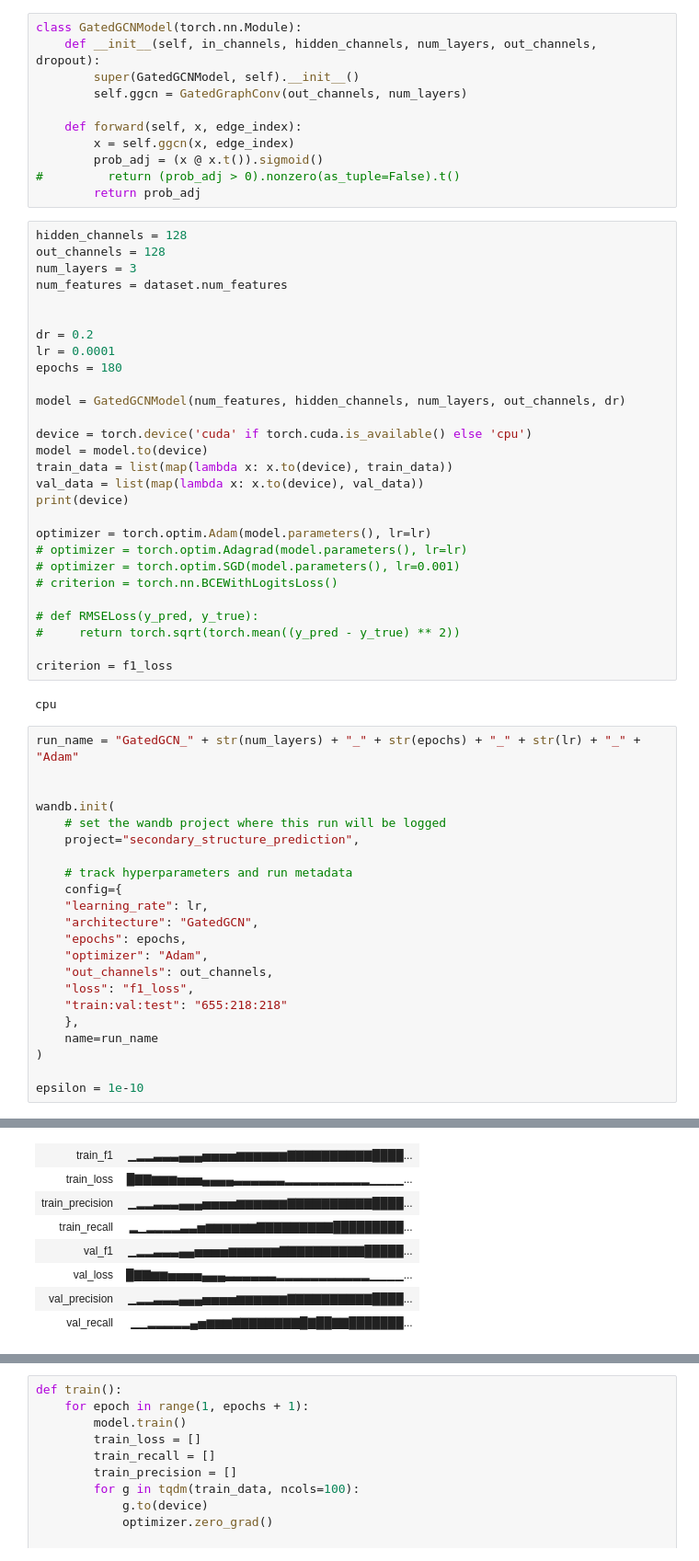
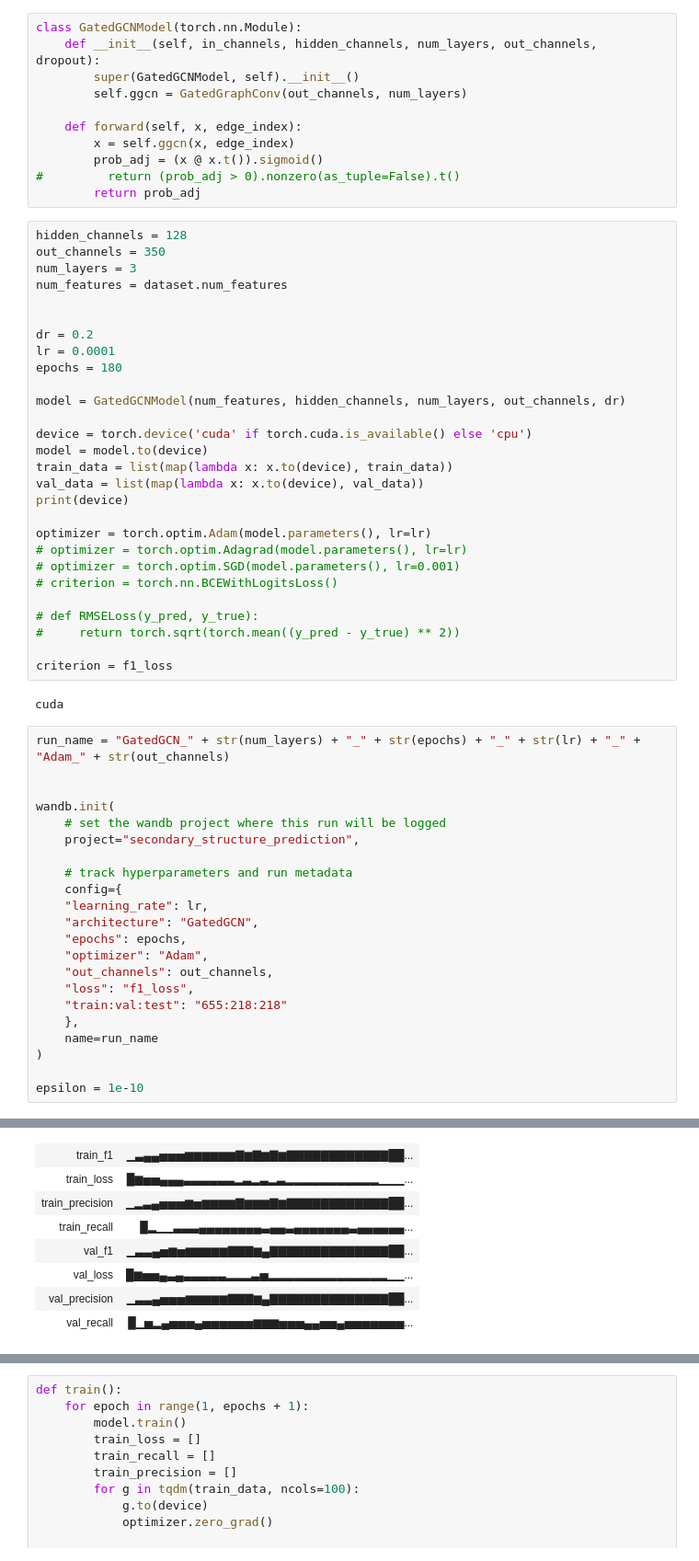
Before and after one commit to Anya497/SecondaryStructurePredictionGNN, a Jupyter notebook: GatedGCN_model.ipynb, the cells around one changed output, grey strips where cells are left out. Shown at 92% size. Cells and saved outputs as stored; diff of their text form.

```diff
--- a/GatedGCN_model.ipynb
+++ b/GatedGCN_model.ipynb
@@ -68,7 +68,7 @@ class GatedGCNModel(torch.nn.Module):
         return prob_adj
 # %%
 hidden_channels = 128
-out_channels = 128
+out_channels = 350
 num_layers = 3
 num_features = dataset.num_features
 
@@ -95,9 +95,9 @@ optimizer = torch.optim.Adam(model.parameters(), lr=lr)
 
 criterion = f1_loss
 # %% [output]
-cpu
+cuda
 # %%
-run_name = "GatedGCN_" + str(num_layers) + "_" + str(epochs) + "_" + str(lr) + "_" + "Adam"
+run_name = "GatedGCN_" + str(num_layers) + "_" + str(epochs) + "_" + str(lr) + "_" + "Adam_" + str(out_channels)
 
 
 wandb.init(
@@ -123,11 +123,11 @@ Finishing last run (ID:9q12zn5y) before initializing another...
 Waiting for W&B process to finish... (success).
 Run history:
-| train_f1 | ▁▂▂▃▃▃▄▄▄▅▅▅▅▆▆▆▆▆▆▇▇▇▇▇▇▇▇▇▇████... |
-| train_loss | █▇▇▆▆▆▅▅▅▄▄▄▄▃▃▃▃▃▃▂▂▂▂▂▂▂▂▂▂▁▁▁▁... |
-| train_precision | ▁▂▂▃▃▃▄▄▄▅▅▅▅▆▆▆▆▆▆▇▇▇▇▇▇▇▇▇▇████... |
-| train_recall | ▂▁▂▂▂▂▃▃▅▆▆▆▆▆▆▇▇▇▇▇▇▇▇▇█████████... |
-| val_f1 | ▁▂▂▃▃▃▄▄▅▅▅▅▆▆▆▆▆▆▇▇▇▇▇▇▇▇▇▇█████... |
-| val_loss | █▇▇▆▆▅▅▅▅▄▄▄▃▃▃▃▃▃▂▂▂▂▂▂▂▂▂▂▂▁▁▁▁... |
-| val_precision | ▁▂▂▃▃▃▄▄▄▅▅▅▅▆▆▆▆▆▆▇▇▇▇▇▇▇▇▇▇████... |
-| val_recall | ▁▁▂▂▂▂▂▄▅▆▆▆▇▇▇▇▇▇▇▇█▇██▇▇███████... |
+| train_f1 | ▁▃▄▄▅▅▅▆▆▆▆▆▆▇▆▇▆▇▆▇▇▇▇▇▇▇▇▇▇▇▇██... |
+| train_loss | █▆▅▅▄▄▄▃▃▃▃▃▃▂▃▂▃▂▃▂▂▂▂▂▂▂▂▂▂▂▁▁▁... |
+| train_precision | ▁▂▃▄▅▅▅▆▅▆▆▆▆▇▆▆▆▇▆▇▇▇▇▇▇▇▇▇▇▇▇██... |
+| train_recall | █▂▁▁▃▃▃▄▄▄▄▄▄▄▄▃▄▄▃▄▄▄▄▄▄▄▃▄▄▄▄▄▄... |
+| val_f1 | ▁▃▃▄▅▆▅▆▆▆▆▆▇▇▇▆▄▇▇▇▇▇▇▇▇▇▇▇▇▇▇██... |
+| val_loss | █▆▅▅▄▃▄▃▃▃▃▃▂▂▂▃▅▂▂▂▂▂▂▂▂▂▂▂▂▂▂▁▁... |
+| val_precision | ▁▃▃▄▅▅▅▆▆▆▆▆▇▇▇▆▄▇▇▇▇▇▇▇▇▇▇▇▇▇▇██... |
+| val_recall | █▁▅▂▄▅▅▅▄▅▅▅▅▅▅▆▆▆▅▅▅▄▄▅▅▄▅▅▅▅▅▅▅... |
 Run summary:
```
Also changed, not shown: parts of 3 cells of this notebook, 6 other files.
